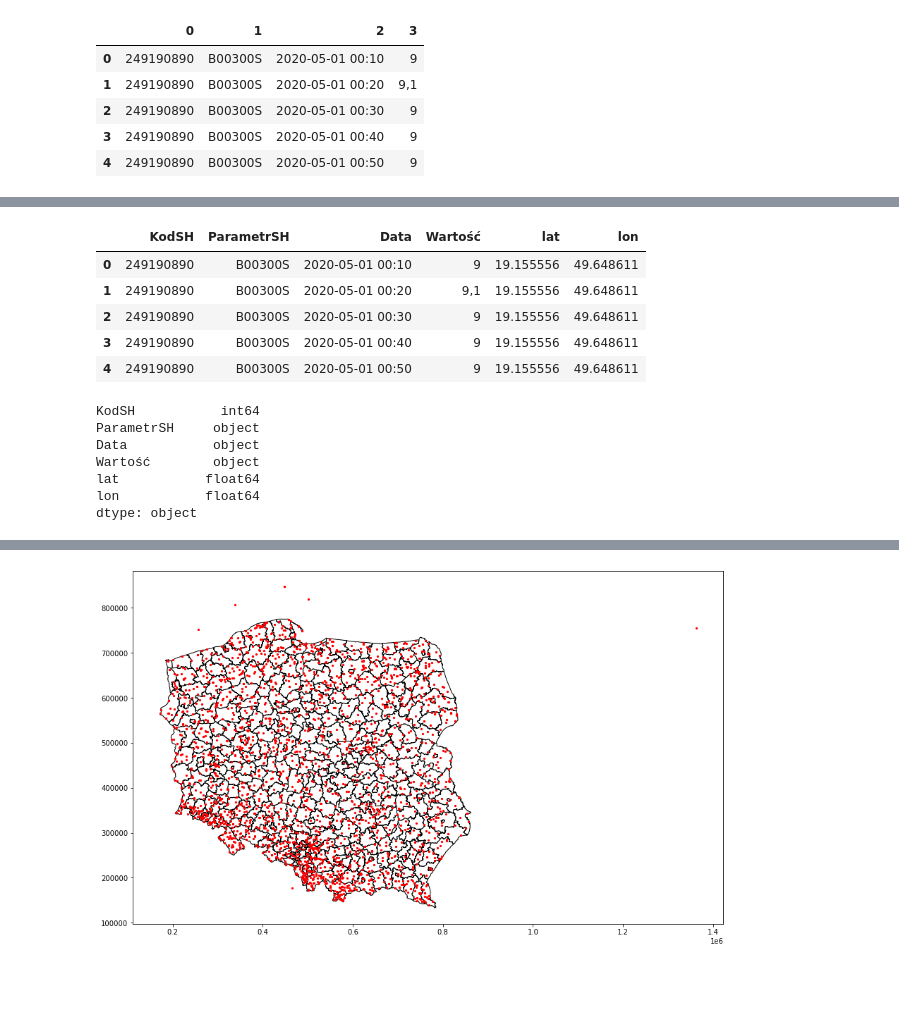
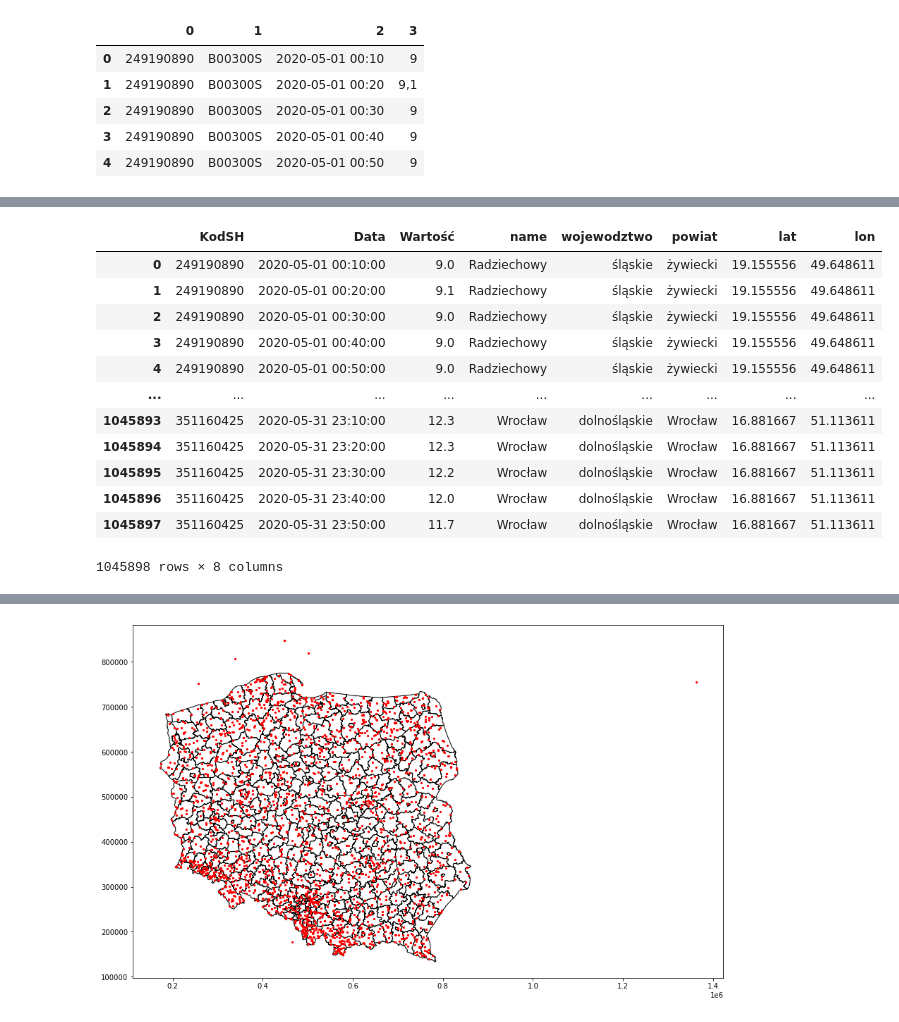
Before and after one commit to jakubGryzio/PAG_II, a Jupyter notebook: projekt1/projekt1.ipynb, the cells around one changed output, grey strips where cells are left out. Saved outputs shown, nothing was run; the diff lists cells and outputs as text; code cells hidden in the pictures; blank space fills up the shorter version.

```diff
--- a/projekt1/projekt1.ipynb
+++ b/projekt1/projekt1.ipynb
@@ -122,0 +93,4 @@ powiaty = gpd.read_file(os.path.join(shape_path, 'powiaty.shp'))
+# %%
+meteo_station_woj = meteo_station.sjoin(woj, how="inner", predicate='intersects')
+meteo_station_woj = meteo_station_woj[['ifcid', 'name1', 'name_right', 'geometry']]
+meteo_station_woj
@@ -122,0 +111,12 @@ powiaty = gpd.read_file(os.path.join(shape_path, 'powiaty.shp'))
+# %%
+meteo_station_pow = meteo_station_woj.sjoin(powiaty, how="inner", predicate='intersects')
+meteo_station_pow = meteo_station_pow[['ifcid', 'name1', 'name_right', 'geometry', 'name']]
+# %%
+meteo_station_pow.reset_index(inplace=True, drop=True)
+col = meteo_station_pow.columns.tolist()
+col = [*col[0:3], col[-1], col[-2]]
+meteo_station_pow = meteo_station_pow[col]
+meteo_station_pow.rename(columns={"name1":"name", "name_right":"wojewodztwo", "name":'powiat'}, inplace=True)
+
+meteo_station_92 = meteo_station_pow
+meteo_station_92
@@ -123,9 +137,8 @@ powiaty = gpd.read_file(os.path.join(shape_path, 'powiaty.shp'))
 # %%
-meteo_station_wgs = meteo_station.copy()
+meteo_station_wgs = meteo_station_92.copy()
+# changing coord system in geojson file to wgs84
 meteo_station_wgs.to_crs(epsg=4326, inplace=True)
-meteo_station_wgs.crs
-meteo_station_wgs['name'] = meteo_station_wgs['name'].astype(int)
-meteo_station_wgs.dtypes
+# applying a lambda function to get x, y coordinates
 meteo_station_wgs['lat'] = meteo_station_wgs.geometry.apply(lambda p: p.x)
 meteo_station_wgs['lon'] = meteo_station_wgs.geometry.apply(lambda p: p.y)
 # %%
@@ -144,23 +160,22 @@ meteo_station_wgs[meteo_station_wgs['name'] == '249180010']
 # %%
-data_station = pd.merge(df, meteo_station_wgs, left_on='KodSH', right_on='name')
-columns = list(data_station.columns)
-columns = columns[0:4] + columns[-2:len(columns)]
-data_station = data_station[columns]
-data_station.head()
+# merging two tables (meteo station's temperature data and spatial data)
+data_station = pd.merge(df, meteo_station_wgs, left_on='KodSH', right_on='ifcid')
+# rearranging columns
+col = data_station.columns.tolist()
+col = [col[0] , col[2], col[3], *col[5:8], *col[9:]]
+data_station = data_station[col]
+data_station
 # %% [output]
-|  | KodSH | ParametrSH | Data | Wartość | lat | lon |
-| 0 | 249190890 | B00300S | 2020-05-01 00:10 | 9 | 19.155556 | 49.648611 |
-| 1 | 249190890 | B00300S | 2020-05-01 00:20 | 9,1 | 19.155556 | 49.648611 |
-| 2 | 249190890 | B00300S | 2020-05-01 00:30 | 9 | 19.155556 | 49.648611 |
-| 3 | 249190890 | B00300S | 2020-05-01 00:40 | 9 | 19.155556 | 49.648611 |
-| 4 | 249190890 | B00300S | 2020-05-01 00:50 | 9 | 19.155556 | 49.648611 |
+|  | KodSH | Data | Wartość | name | wojewodztwo | powiat | lat | lon |
+| 0 | 249190890 | 2020-05-01 00:10:00 | 9.0 | Radziechowy | śląskie | żywiecki | 19.155556 | 49.648611 |
+| 1 | 249190890 | 2020-05-01 00:20:00 | 9.1 | Radziechowy | śląskie | żywiecki | 19.155556 | 49.648611 |
+| 2 | 249190890 | 2020-05-01 00:30:00 | 9.0 | Radziechowy | śląskie | żywiecki | 19.155556 | 49.648611 |
+| 3 | 249190890 | 2020-05-01 00:40:00 | 9.0 | Radziechowy | śląskie | żywiecki | 19.155556 | 49.648611 |
+| 4 | 249190890 | 2020-05-01 00:50:00 | 9.0 | Radziechowy | śląskie | żywiecki | 19.155556 | 49.648611 |
+| ... | ... | ... | ... | ... | ... | ... | ... | ... |
+| 1045893 | 351160425 | 2020-05-31 23:10:00 | 12.3 | Wrocław | dolnośląskie | Wrocław | 16.881667 | 51.113611 |
+| 1045894 | 351160425 | 2020-05-31 23:20:00 | 12.3 | Wrocław | dolnośląskie | Wrocław | 16.881667 | 51.113611 |
+| 1045895 | 351160425 | 2020-05-31 23:30:00 | 12.2 | Wrocław | dolnośląskie | Wrocław | 16.881667 | 51.113611 |
+| 1045896 | 351160425 | 2020-05-31 23:40:00 | 12.0 | Wrocław | dolnośląskie | Wrocław | 16.881667 | 51.113611 |
+| 1045897 | 351160425 | 2020-05-31 23:50:00 | 11.7 | Wrocław | dolnośląskie | Wrocław | 16.881667 | 51.113611 |
+1045898 rows × 8 columns
-# %%
-data_station.dtypes
-# %% [output]
-KodSH           int64
-ParametrSH     object
-Data           object
-Wartość        object
-lat           float64
-lon           float64
-dtype: object
```
Also changed, not shown: parts of 27 cells of this notebook.
